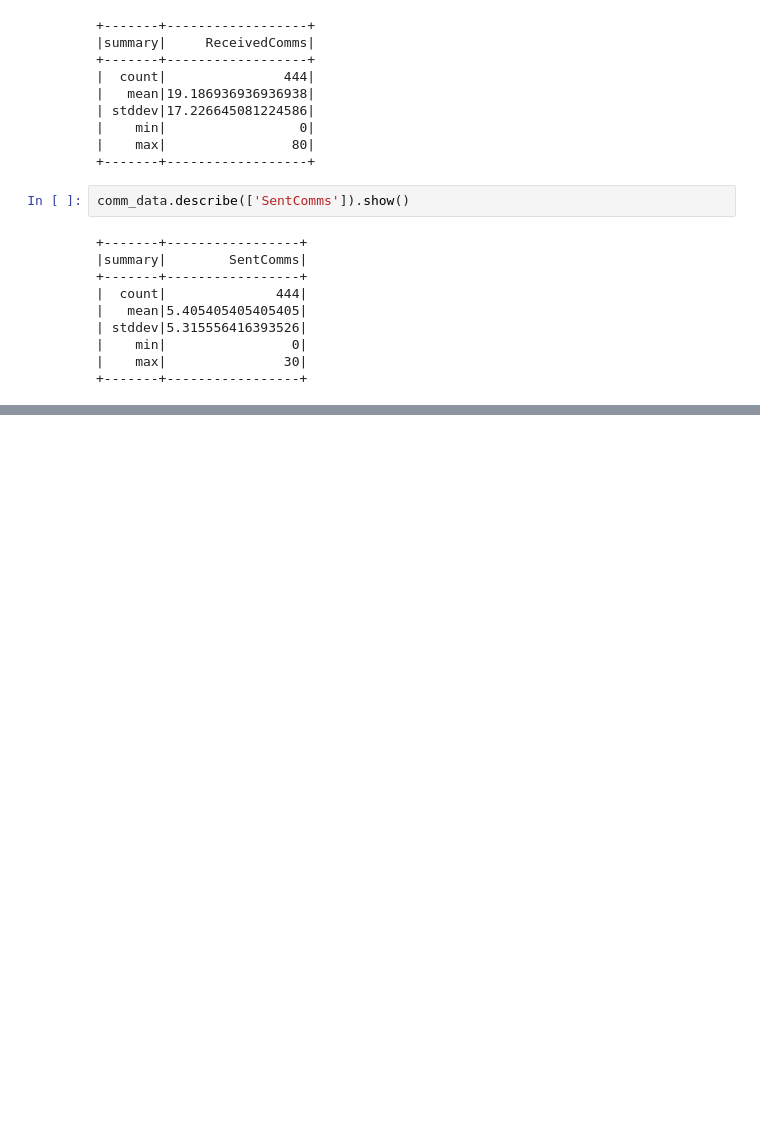
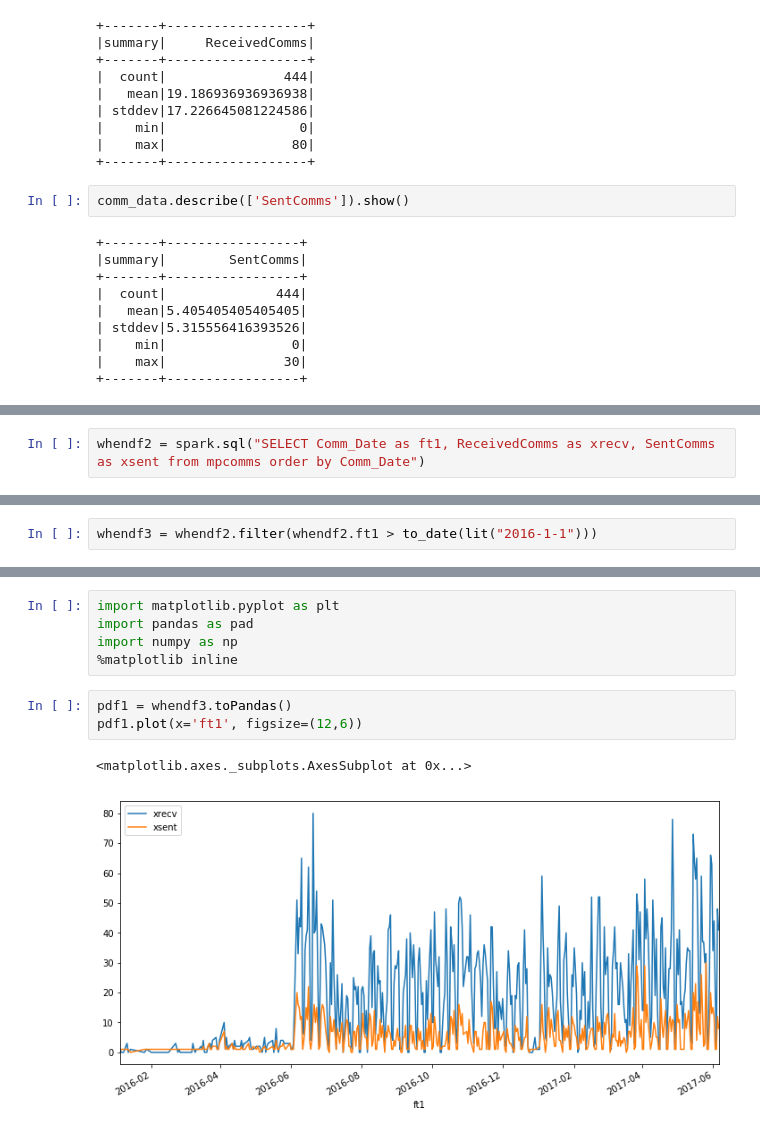
Before and after one commit to prakma/comm_anamolies, a Jupyter notebook: comm_anamolies.ipynb, the cells around one changed output, grey strips where cells are left out. Cells and saved outputs as stored; diff of their text form; blank space fills up the shorter version.

```diff
--- a/comm_anamolies.ipynb
+++ b/comm_anamolies.ipynb
@@ -67,0 +90,2 @@ comm_data.describe(['SentComms']).show()
+# %%
+whendf2 = spark.sql("SELECT Comm_Date as ft1, ReceivedComms as xrecv, SentComms as xsent from mpcomms order by Comm_Date")
@@ -67,0 +107,2 @@ comm_data.describe(['SentComms']).show()
+# %%
+whendf3 = whendf2.filter(whendf2.ft1 > to_date(lit("2016-1-1")))
@@ -67,0 +118,11 @@ comm_data.describe(['SentComms']).show()
+# %%
+import matplotlib.pyplot as plt
+import pandas as pad
+import numpy as np
+%matplotlib inline
+# %%
+pdf1 = whendf3.toPandas()
+pdf1.plot(x='ft1', figsize=(12,6))
+# %% [output]
+<matplotlib.axes._subplots.AxesSubplot at 0x...>
+[figure, added]
```
Also changed, not shown: parts of 44 cells of this notebook.
